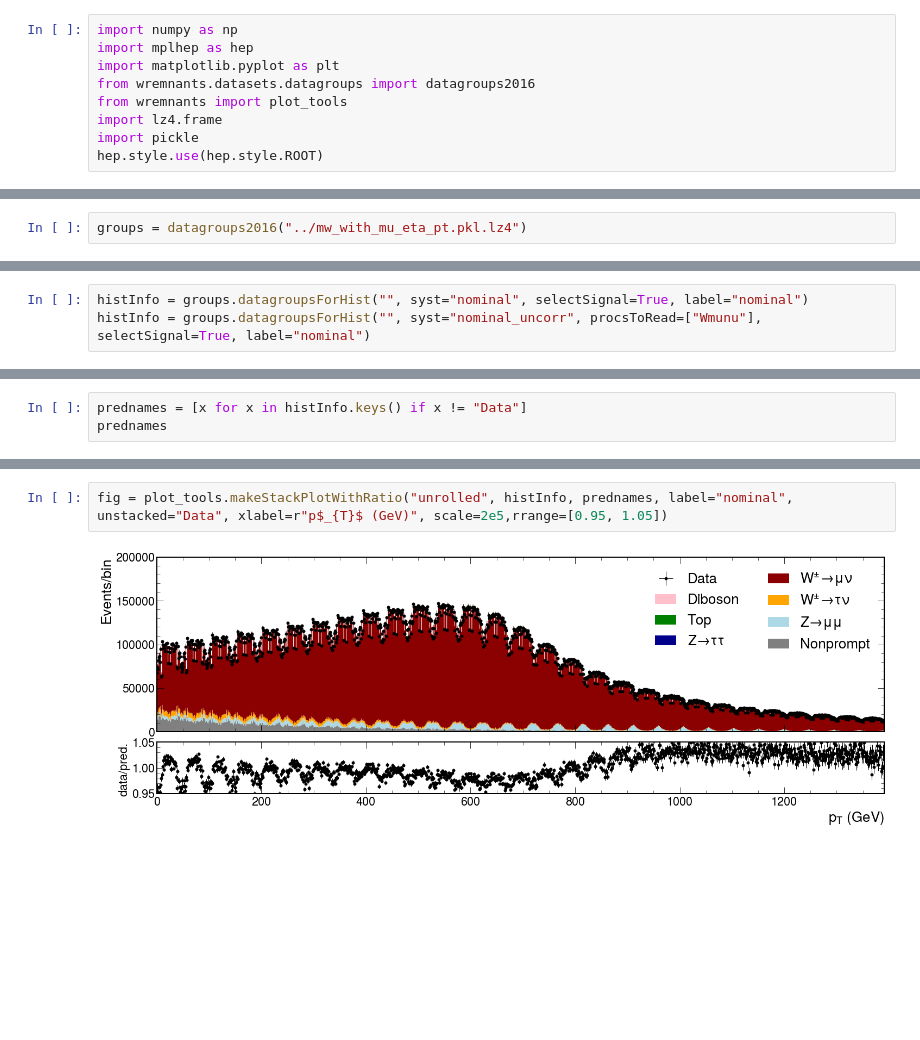
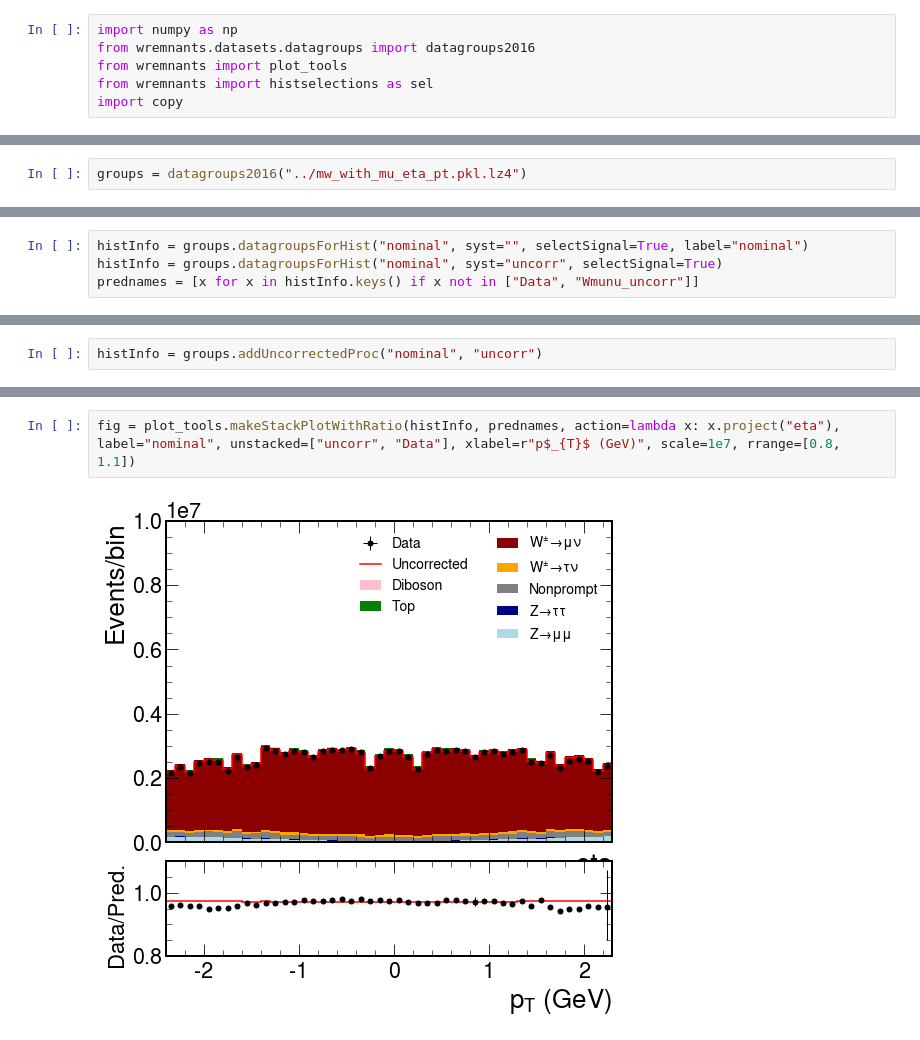
Before and after one commit to bendavid/WRemnants, a Jupyter notebook: notebooks/PlotScratch.ipynb, the cells around one changed output, grey strips where cells are left out. Drawn from its saved outputs; the diff is of its cells as text; blank space fills up the shorter version.

Commit message:
Add plotting example

```diff
--- a/notebooks/PlotScratch.ipynb
+++ b/notebooks/PlotScratch.ipynb
@@ -1,9 +1,6 @@
 # %%
 import numpy as np
-import mplhep as hep
-import matplotlib.pyplot as plt
 from wremnants.datasets.datagroups import datagroups2016
 from wremnants import plot_tools
-import lz4.frame
-import pickle
-hep.style.use(hep.style.ROOT)
+from wremnants import histselections as sel
+import copy
@@ -17,3 +26,4 @@ groups = datagroups2016("../mw_with_mu_eta_pt.pkl.lz4")
 # %%
-histInfo = groups.datagroupsForHist("", syst="nominal", selectSignal=True, label="nominal")
-histInfo = groups.datagroupsForHist("", syst="nominal_uncorr", procsToRead=["Wmunu"], selectSignal=True, label="nominal")
+histInfo = groups.datagroupsForHist("nominal", syst="", selectSignal=True, label="nominal")
+histInfo = groups.datagroupsForHist("nominal", syst="uncorr", selectSignal=True)
+prednames = [x for x in histInfo.keys() if x not in ["Data", "Wmunu_uncorr"]]
@@ -32,3 +40,2 @@ histInfo["Data"]
 # %%
-prednames = [x for x in histInfo.keys() if x != "Data"]
-prednames
+histInfo = groups.addUncorrectedProc("nominal", "uncorr")
@@ -37,5 +53,5 @@ prednames
 # %%
-fig = plot_tools.makeStackPlotWithRatio("unrolled", histInfo, prednames, label="nominal", unstacked="Data", xlabel=r"p$_{T}$ (GeV)", scale=2e5,rrange=[0.95, 1.05])
+fig = plot_tools.makeStackPlotWithRatio(histInfo, prednames, action=lambda x: x.project("eta"), label="nominal", unstacked=["uncorr", "Data"], xlabel=r"p$_{T}$ (GeV)", scale=1e7, rrange=[0.8, 1.1])
 # %% [output]
-[figure, old version]
+[figure, new version]
 # %%
```
Also changed, not shown: parts of 19 cells of this notebook, 8 other files.
